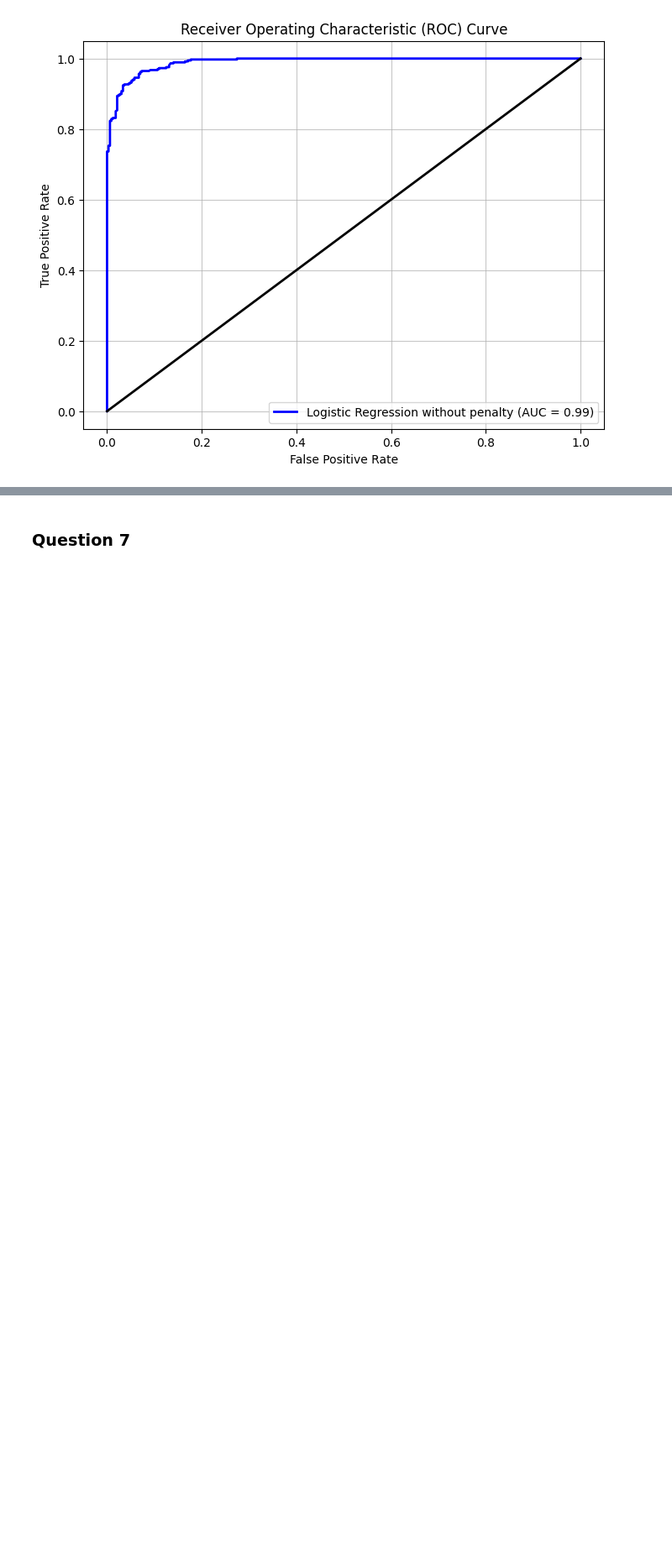
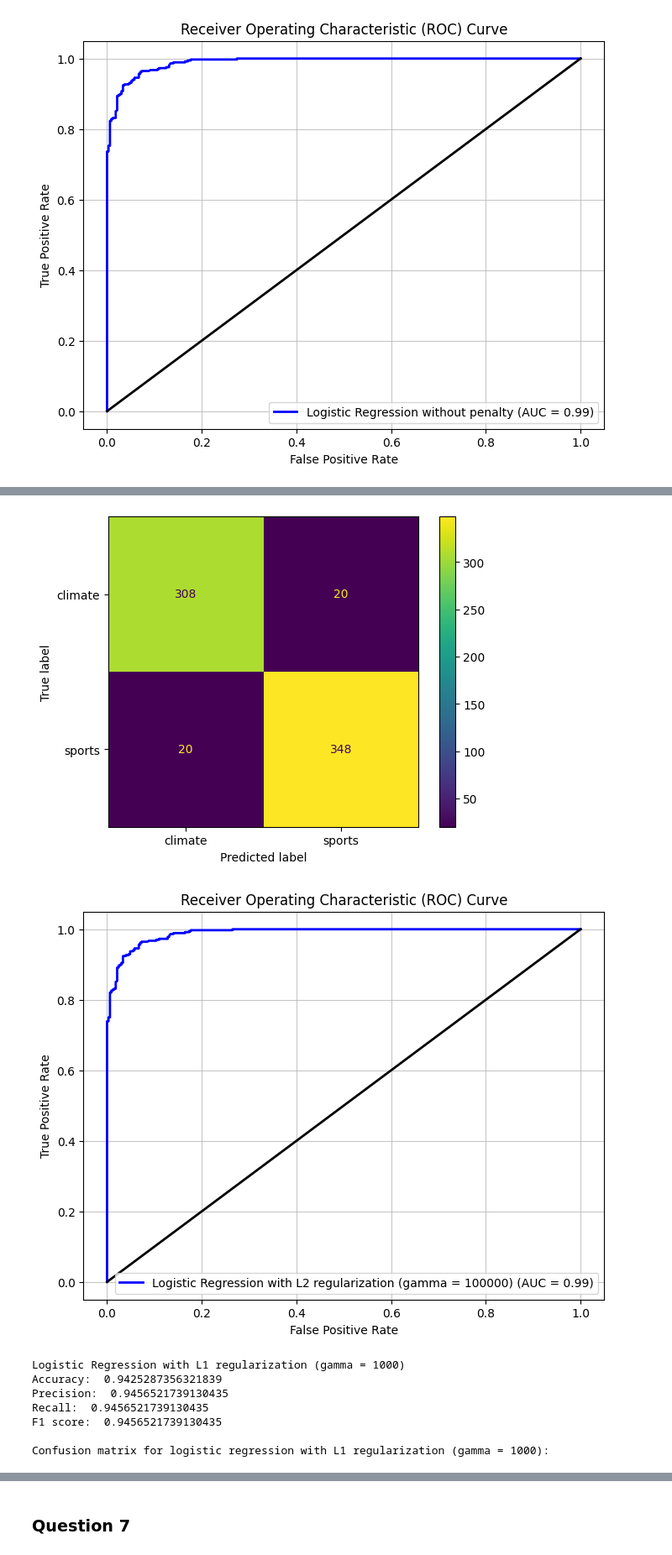
Before and after one commit to stswee/ECE219, a Jupyter notebook: Project 1/ECE219_Project1.ipynb, the cells around one changed output, grey strips where cells are left out. Shown at 84% size. Cells and saved outputs as stored; diff of their text form; code cells hidden in the pictures; blank space fills up the shorter version.

Commit message:
Updated logistic regression code
Performed grid search for logistic regression. Ran McNemar's test to test for difference in performance in logistic regression vs. svm

```diff
--- a/Project 1/ECE219_Project1.ipynb
+++ b/Project 1/ECE219_Project1.ipynb
@@ -869,0 +870,55 @@ Confusion matrix for logistic regression without penalty:
+# %%
+# TODO: Perform 5-fold CV with different penalties
+
+# Define parameter grid
+param_grid = {'C': [0.001, 0.01, 0.1, 1, 10, 100, 1000, 10000, 100000, 1000000]}
+
+# L1 regularization
+model = LogisticRegression(random_state = 42, penalty = 'l2')
+grid_search = GridSearchCV(model, param_grid, cv = 5, scoring = 'accuracy')
+grid_search.fit(X_train_reduced, train['root_label'])
+
+# Extract best parameter
+best_param = grid_search.best_params_['C']
+
+# Fit model using best parameter
+best_model = LogisticRegression(C = best_param, random_state = 42, penalty = 'l2')
+best_model.fit(X_train_reduced, train['root_label'])
+y_pred_best = best_model.fit(X_train_reduced, train['root_label']).predict(X_test_reduced)
+y_pred_best_lr = y_pred_best # Keep for McNemar's test
+y_pred_best_prob = best_model.fit(X_train_reduced, train['root_label']).predict_proba(X_test_reduced)[:, 1]
+
+# Metrics
+classifier_metrics(test['root_label'], y_pred_best, "Logistic Regression with L2 regularization (gamma = " + str(best_param) + ")")
+print("Confusion matrix for logistic regression with L2 regularization (gamma = " + str(best_param) + "):")
+cm = confusion_matrix(test['root_label'], y_pred_best)
+disp = ConfusionMatrixDisplay(confusion_matrix = cm, display_labels = best_model.classes_)
+disp.plot()
+plt.show()
+print()
+plot_roc_curve(test['root_label'], y_pred_best_prob, "Logistic Regression with L2 regularization (gamma = " + str(best_param) + ")")
+
+# L1 regularization
+model = LogisticRegression(random_state = 42, penalty = 'l1', solver = 'liblinear')
+grid_search = GridSearchCV(model, param_grid, cv = 5, scoring = 'accuracy')
+grid_search.fit(X_train_reduced, train['root_label'])
+
+# Extract best parameter
+best_param = grid_search.best_params_['C']
+
+# Fit model using best parameter
+best_model = LogisticRegression(C = best_param, random_state = 42, penalty = 'l1', solver = 'liblinear')
+best_model.fit(X_train_reduced, train['root_label'])
+y_pred_best = best_model.fit(X_train_reduced, train['root_label']).predict(X_test_reduced)
+y_pred_best_prob = best_model.fit(X_train_reduced, train['root_label']).predict_proba(X_test_reduced)[:, 1]
+
+# Metrics
+classifier_metrics(test['root_label'], y_pred_best, "Logistic Regression with L1 regularization (gamma = " + str(best_param) + ")")
+print("Confusion matrix for logistic regression with L1 regularization (gamma = " + str(best_param) + "):")
+cm = confusion_matrix(test['root_label'], y_pred_best)
+disp = ConfusionMatrixDisplay(confusion_matrix = cm, display_labels = best_model.classes_)
+disp.plot()
+plt.show()
+print()
+plot_roc_curve(test['root_label'], y_pred_best_prob, "Logistic Regression with L1 regularization (gamma = " + str(best_param) + ")")
+# %% [output]
@@ -869,0 +932,9 @@ Confusion matrix for logistic regression without penalty:
+[figure, added]
+[figure, added]
+Logistic Regression with L1 regularization (gamma = 1000)
+Accuracy:  0.9425287356321839
+Precision:  0.9456521739130435
+Recall:  0.9456521739130435
+F1 score:  0.9456521739130435
+
+Confusion matrix for logistic regression with L1 regularization (gamma = 1000):
```
Also changed, not shown: parts of 6 cells of this notebook.
